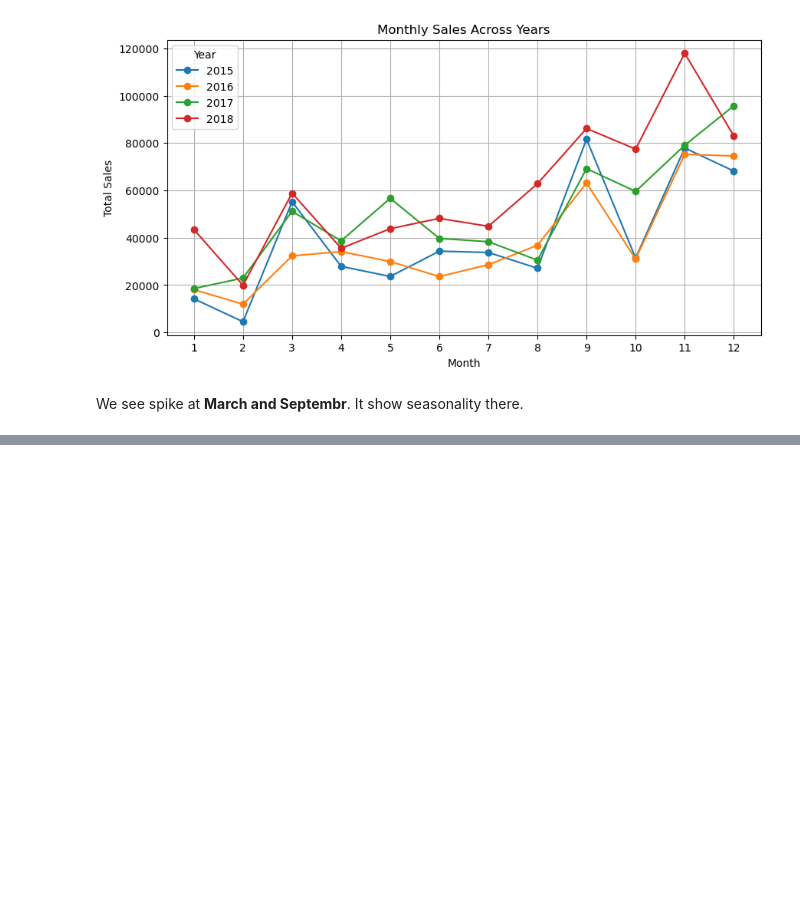
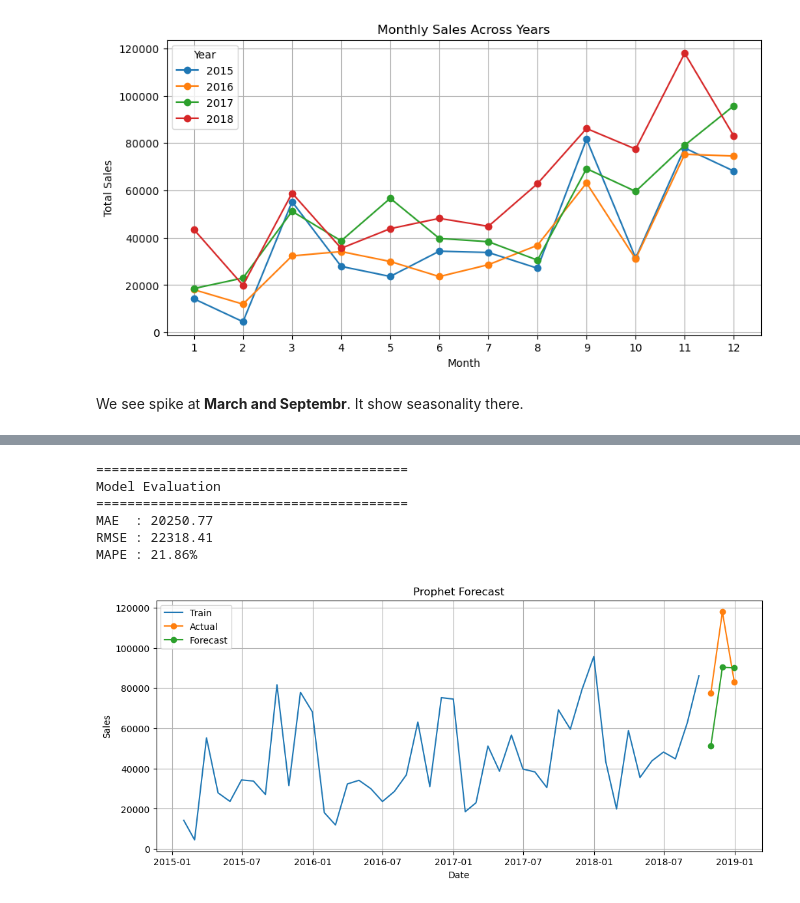
Before and after one commit to bishalanand/Sales-analysis, a Jupyter notebook: Analysis.ipynb, the cells around one changed output, grey strips where cells are left out. Saved outputs shown, nothing was run; the diff lists cells and outputs as text; code cells hidden in the pictures; blank space fills up the shorter version.

```diff
--- a/Analysis.ipynb
+++ b/Analysis.ipynb
@@ -324,0 +617,8 @@ memory usage: 2.0+ MB
+# %%
+#Training of prophet model
+prophet_model = Prophet(
+    yearly_seasonality=True,
+    weekly_seasonality=False,
+    daily_seasonality=False
+)
+prophet_model.fit(train_prophet)
@@ -324,0 +629,64 @@ memory usage: 2.0+ MB
+# %%
+future = prophet_model.make_future_dataframe(
+    periods=3,
+    freq="ME"
+)
+
+#Generate predictions.
+forecast = prophet_model.predict(future)
+
+#Take only the last 3 months.
+prophet_pred = forecast.tail(3)["yhat"].values
+# %%
+#Evaluate
+#Reuse the evaluation function.
+prophet_metrics = evaluate_model(
+    test_prophet["y"],
+    prophet_pred
+)
+
+results["Prophet"] = prophet_metrics
+# %% [output]
+========================================
+Model Evaluation
+========================================
+MAE  : 20250.77
+RMSE : 22318.41
+MAPE : 21.86%
+# %%
+#plot actual vs predicted
+plt.figure(figsize=(12,5))
+
+plt.plot(
+    train_prophet["ds"],
+    train_prophet["y"],
+    label="Train"
+)
+
+plt.plot(
+    test_prophet["ds"],
+    test_prophet["y"],
+    marker="o",
+    label="Actual"
+)
+
+plt.plot(
+    test_prophet["ds"],
+    prophet_pred,
+    marker="o",
+    label="Forecast"
+)
+
+plt.title("Prophet Forecast")
+
+plt.xlabel("Date")
+
+plt.ylabel("Sales")
+
+plt.legend()
+
+plt.grid(True)
+
+plt.show()
+# %% [output]
+[figure, added]
```
Also changed, not shown: parts of 44 cells of this notebook.
